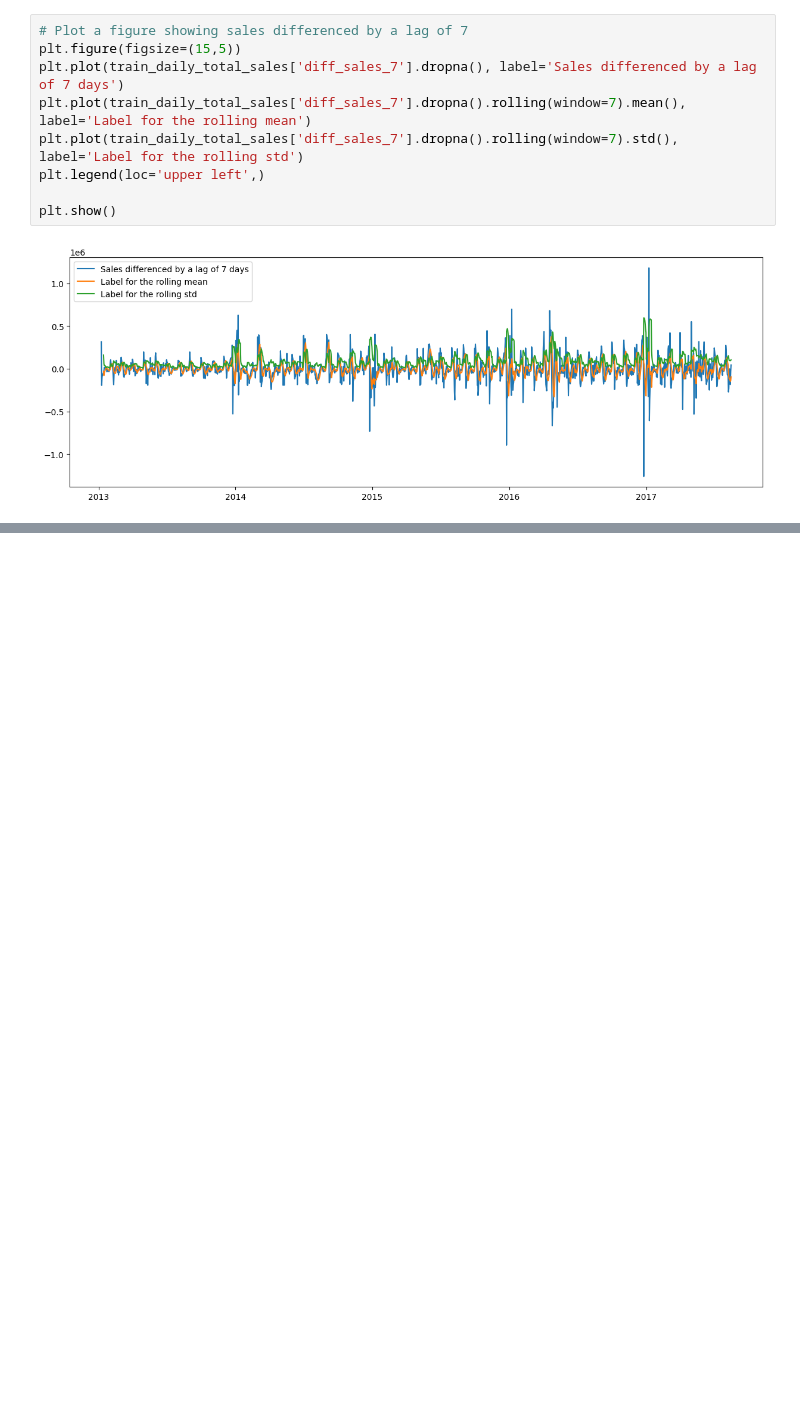
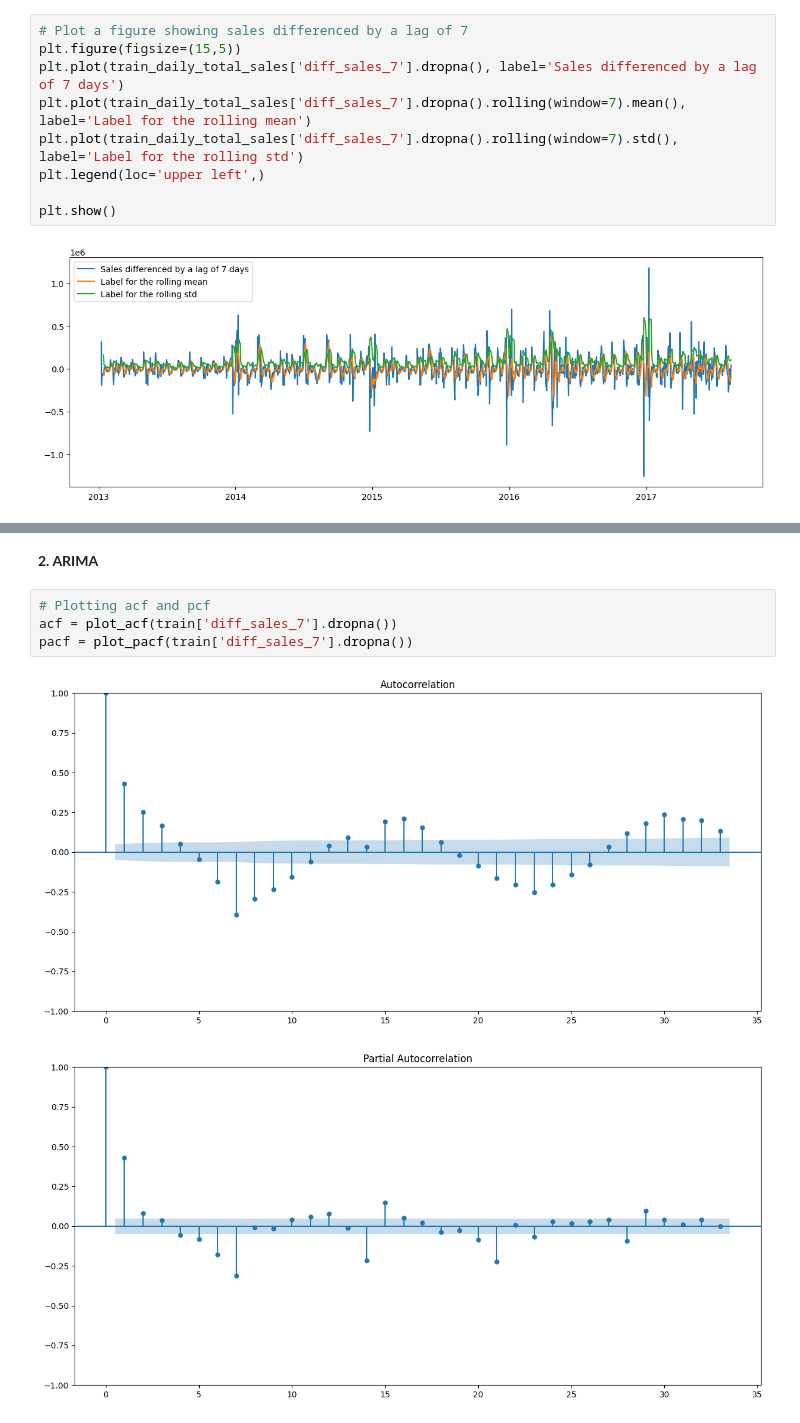
Before and after one commit to Njuraita/Time-Series-Regression-Analysis-Corporation-Favorita-, a Jupyter notebook: Notebooks/main.ipynb, the cells around one changed output, grey strips where cells are left out. Drawn from its saved outputs; the diff is of its cells as text; blank space fills up the shorter version.

```diff
--- a/Notebooks/main.ipynb
+++ b/Notebooks/main.ipynb
@@ -1804,0 +1911,9 @@ plt.show()
+# %% [markdown]
+**2. ARIMA**
+# %%
+# Plotting acf and pcf
+acf = plot_acf(train['diff_sales_7'].dropna())
+pacf = plot_pacf(train['diff_sales_7'].dropna())
+# %% [output]
+[figure, added]
+[figure, added]
```
Also changed, not shown: parts of 25 cells of this notebook.
